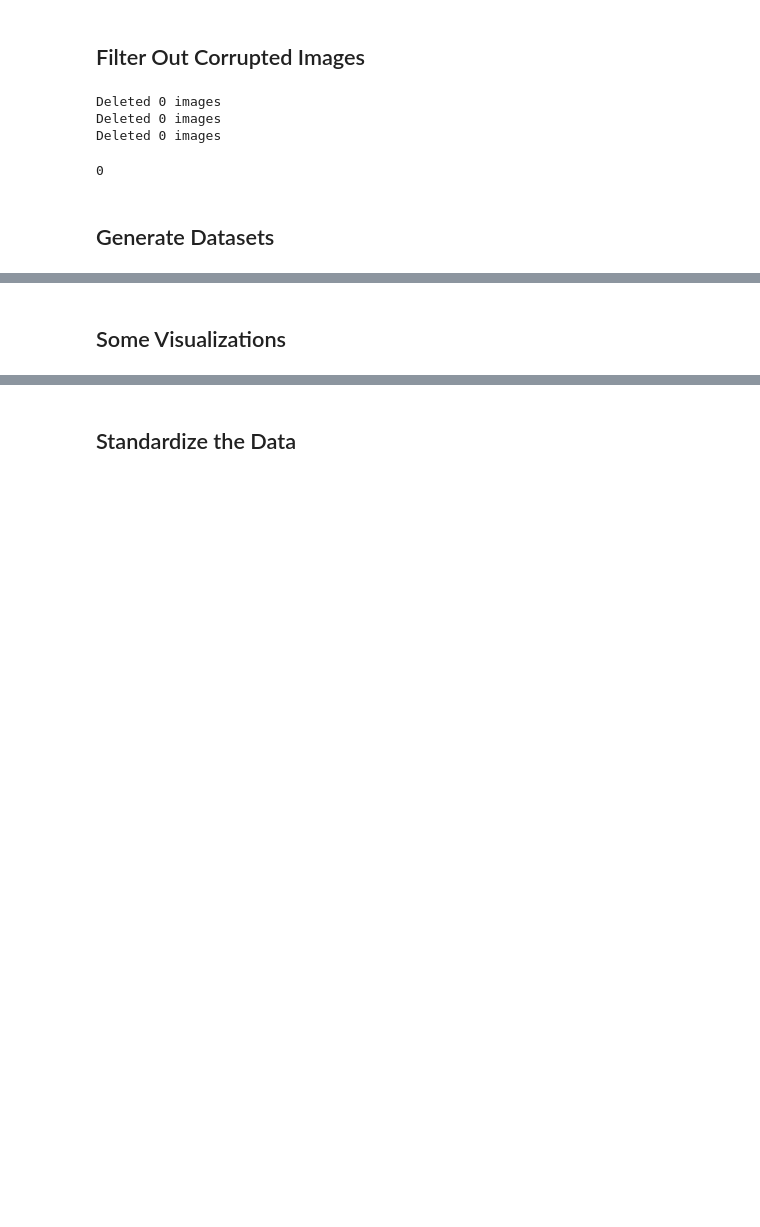
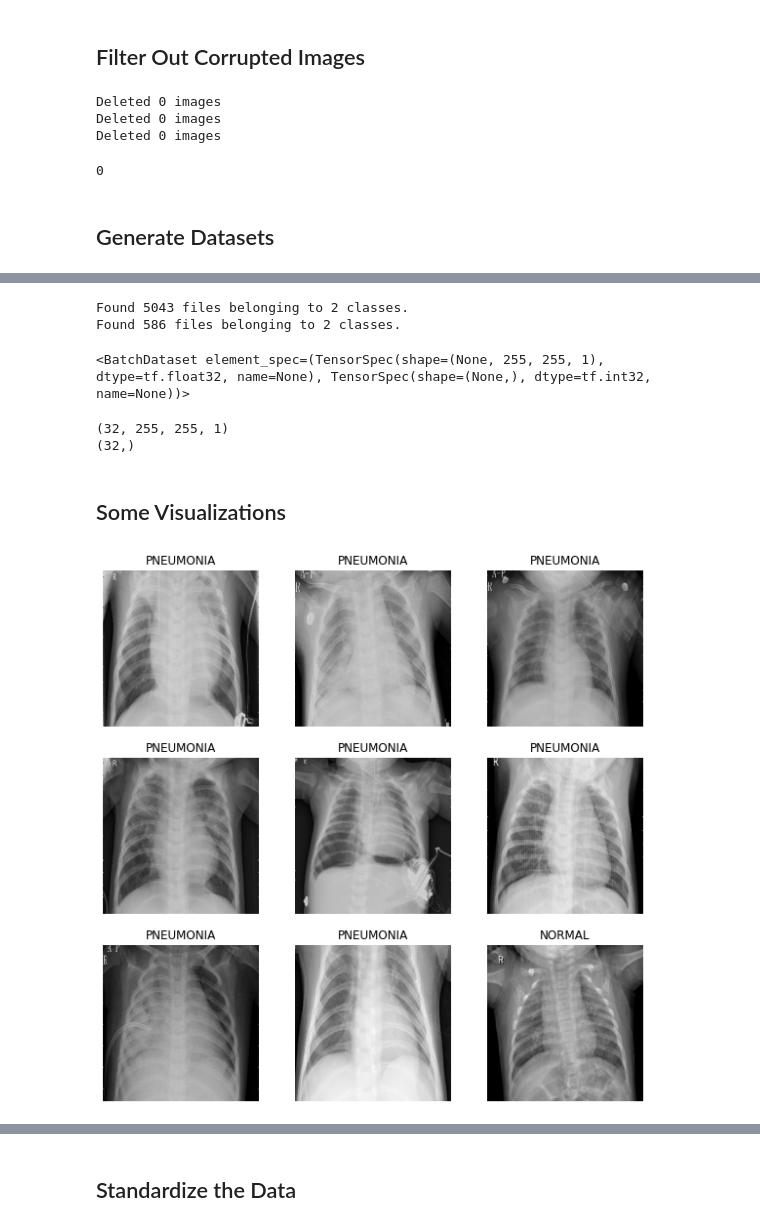
Before and after one commit to emincingoz/Pneumonia_Detection, a Jupyter notebook: Pneumonia_Classification.ipynb, the cells around one changed output, grey strips where cells are left out. Drawn from its saved outputs; the diff is of its cells as text; code cells hidden in the pictures; blank space fills up the shorter version.

```diff
--- a/Pneumonia_Classification.ipynb
+++ b/Pneumonia_Classification.ipynb
@@ -159,2 +115,49 @@ train_set[0][0].shape
+# %%
+from tensorflow.keras.preprocessing import image_dataset_from_directory
+
+train_ds = image_dataset_from_directory(train_path,
+                                        #validation_split = 0.2,
+                                        #subset = 'training',
+                                        image_size = image_size,
+                                        seed = 132,
+                                        batch_size = batch_size,
+                                        color_mode = 'grayscale',
+                                        shuffle = True)
+
+test_ds = image_dataset_from_directory(test_path,
+                                       #validation_split = 0.2,
+                                       #subset = 'validation',
+                                       image_size = image_size,
+                                       seed = 132,
+                                       batch_size = batch_size,
+                                       color_mode = 'grayscale',
+                                       shuffle = True)
+# %% [output]
+Found 5043 files belonging to 2 classes.
+Found 586 files belonging to 2 classes.
+# %%
+train_ds
+# %% [output]
+<BatchDataset element_spec=(TensorSpec(shape=(None, 255, 255, 1), dtype=tf.float32, name=None), TensorSpec(shape=(None,), dtype=tf.int32, name=None))>
+# %%
+for images, labels in train_ds:
+  print(images.shape)
+  print(labels.shape)
+  break
+# %% [output]
+(32, 255, 255, 1)
+(32,)
 # %% [markdown]
 ## Some Visualizations
+# %%
+class_names = train_ds.class_names
+
+plt.figure(figsize = (10, 10))
+for images, labels in train_ds.take(1):
+  for i in range(9):
+    plt.subplot(3, 3, i + 1)
+    plt.imshow(np.squeeze(images[i].numpy().astype('uint8')), cmap = 'gray')
+    plt.title(class_names[labels[i]])
+    plt.axis('off')
+# %% [output]
+[figure, added]
```
Also changed, not shown: parts of 50 cells of this notebook.
